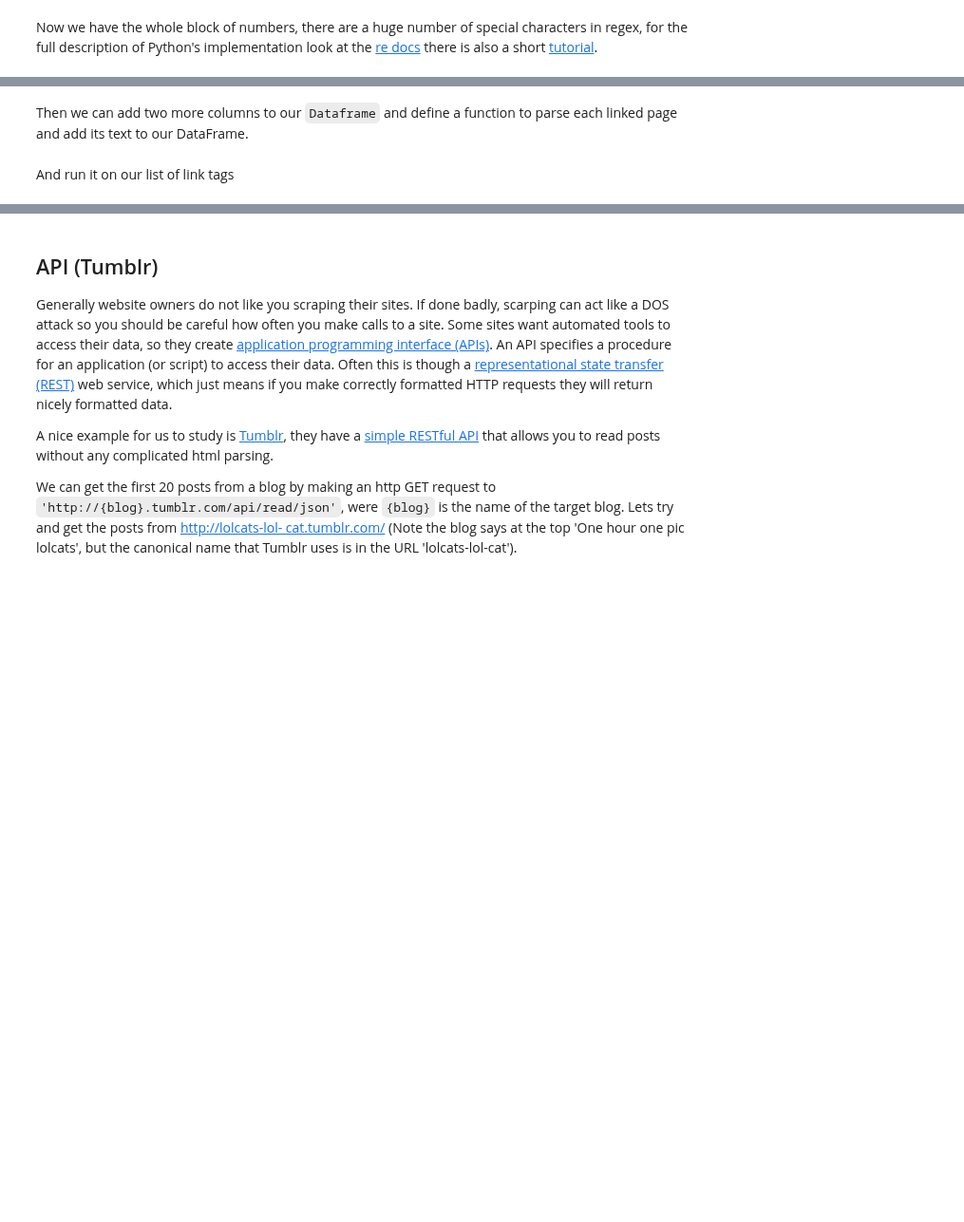
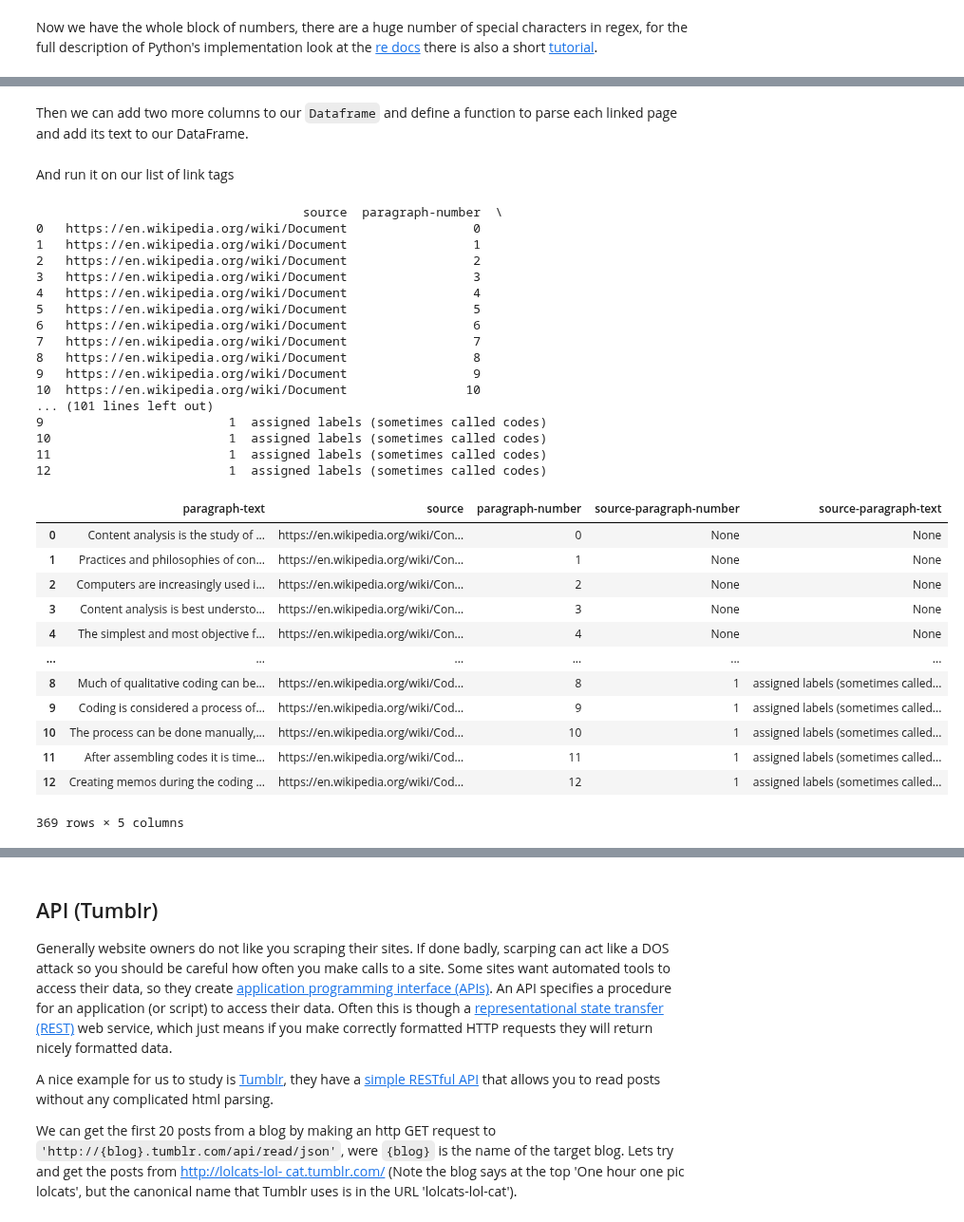
Before and after one commit to michplunkett/computational-content-analysis, a Jupyter notebook: 1-Measuring-Meaning-and-Sampling.ipynb, the cells around one changed output, grey strips where cells are left out. Shown at 95% size. Saved outputs shown, nothing was run; the diff lists cells and outputs as text; code cells hidden in the pictures; blank space fills up the shorter version.

```diff
--- a/1-Measuring-Meaning-and-Sampling.ipynb
+++ b/1-Measuring-Meaning-and-Sampling.ipynb
@@ -218,8 +218,8 @@ all the main textual content is inside `<p>`(paragraph) tags within the `<body>`
 tag.
 # %%
 content_p_tags = wiki_content_soup.body.findAll("p")
-for pTag in content_p_tags[:3]:
-    print(pTag.text)
+for p_tag in content_p_tags[:3]:
+    print(p_tag.text)
 # %% [output]
 Content analysis is the study of documents and communication artifacts, which might be texts of various formats, pictures, audio or video. Social scientists use content analysis to examine patterns in ...
 
@@ -344,26 +345,23 @@ modification, while a relative link requires a base url that you will then
 append. Wikipedia uses relative urls for its internal links: below is an example
 for dealing with them.
 # %%
-# wikipedia_base_url = 'https://en.wikipedia.org'
-
 other_page_urls = []
-# We also want to know where the links come from so we also will get:
-# the paragraph number
-# the word the link is in
+# We also want to know where the links come from, so we also will get:
+# the paragraph number AND the word the link is in
 for paragraphNum, pTag in enumerate(content_p_tags):
     # we only want hrefs that link to wiki pages
-    tagLinks = pTag.findAll("a", href=re.compile("/wiki/"), class_=False)
-    for aTag in tagLinks:
+    tag_links = pTag.findAll("a", href=re.compile("/wiki/"), class_=False)
+    for aTag in tag_links:
         # We need to extract the url from the <a> tag
         rel_url = aTag.get("href")
-        linkText = aTag.text
+        link_text = aTag.text
         # wikipedia_base_url is the base we can use the urllib joining function to merge them
         # Giving a nice structured tuple like this means we can use tuple expansion later
         other_page_urls.append(
             (
                 urllib.parse.urljoin(wikipedia_base_url, rel_url),
                 paragraphNum,
-                linkText,
+                link_text,
             )
         )
 print(other_page_urls[:10])
@@ -386,7 +426,6 @@ content_paragraphs_df
 # %% [markdown]
 Then we can add two more columns to our `Dataframe` and define a function to
-parse
-each linked page and add its text to our DataFrame.
+parse each linked page and add its text to our DataFrame.
 # %%
 content_paragraphs_df["source-paragraph-number"] = [None] * len(
     content_paragraphs_df["paragraph-text"]
@@ -396,7 +435,7 @@ content_paragraphs_df["source-paragraph-text"] = [None] * len(
 )
 
 
-def getTextFromWikiPage(target_url, source_par_num, source_text):
+def get_text_from_wiki_page(target_url, source_par_num, source_text):
     # Make a dict to store data before adding it to the DataFrame
     parsDict = {
         "source": [],
@@ -406,13 +445,13 @@ def getTextFromWikiPage(target_url, source_par_num, source_text):
         "source-paragraph-text": [],
     }
     # Now we get the page
-    r = requests.get(target_url)
-    soup = bs4.BeautifulSoup(r.text, "html.parser")
+    response = requests.get(target_url)
+    soup = bs4.BeautifulSoup(response.text, "html.parser")
     # enumerating gives use the paragraph number
-    for parNum, pTag in enumerate(soup.body.findAll("p")):
+    for par_num, paragraph_tag in enumerate(soup.body.findAll("p")):
         # same regex as before
-        parsDict["paragraph-text"].append(re.sub(r"\[\d+\]", "", pTag.text))
-        parsDict["paragraph-number"].append(parNum)
+        parsDict["paragraph-text"].append(re.sub(r"\[\d+\]", "", paragraph_tag.text))
+        parsDict["paragraph-number"].append(par_num)
         parsDict["source"].append(target_url)
         parsDict["source-paragraph-number"].append(source_par_num)
         parsDict["source-paragraph-text"].append(source_text)
@@ -420,10 +459,43 @@ def getTextFromWikiPage(target_url, source_par_num, source_text):
 # %% [markdown]
 And run it on our list of link tags
 # %%
-for urlTuple in other_page_urls[:3]:
+for url_tuple in other_page_urls[:3]:
     # ignore_index means the indices will not be reset after each append
-    contentParagraphsDF = contentParagraphsDF.append(
-        getTextFromWikiPage(*urlTuple), ignore_index=True
+    wiki_text = get_text_from_wiki_page(*url_tuple)
+    print(wiki_text)
+    content_paragraphs_df = pandas.concat(
+        [content_paragraphs_df, wiki_text], ignore_index=True
     )
-contentParagraphsDF
+content_paragraphs_df
+# %% [output]
+                                    source  paragraph-number  \
+0   https://en.wikipedia.org/wiki/Document                 0
+1   https://en.wikipedia.org/wiki/Document                 1
+2   https://en.wikipedia.org/wiki/Document                 2
+3   https://en.wikipedia.org/wiki/Document                 3
+4   https://en.wikipedia.org/wiki/Document                 4
+5   https://en.wikipedia.org/wiki/Document                 5
+6   https://en.wikipedia.org/wiki/Document                 6
+7   https://en.wikipedia.org/wiki/Document                 7
+8   https://en.wikipedia.org/wiki/Document                 8
+9   https://en.wikipedia.org/wiki/Document                 9
+10  https://en.wikipedia.org/wiki/Document                10
+... (101 lines left out)
+9                         1  assigned labels (sometimes called codes)
+10                        1  assigned labels (sometimes called codes)
+11                        1  assigned labels (sometimes called codes)
+12                        1  assigned labels (sometimes called codes)
+|  | paragraph-text | source | paragraph-number | source-paragraph-number | source-paragraph-text |
+| 0 | Content analysis is the study of ... | https://en.wikipedia.org/wiki/Con... | 0 | None | None |
+| 1 | Practices and philosophies of con... | https://en.wikipedia.org/wiki/Con... | 1 | None | None |
+| 2 | Computers are increasingly used i... | https://en.wikipedia.org/wiki/Con... | 2 | None | None |
+| 3 | Content analysis is best understo... | https://en.wikipedia.org/wiki/Con... | 3 | None | None |
+| 4 | The simplest and most objective f... | https://en.wikipedia.org/wiki/Con... | 4 | None | None |
+| ... | ... | ... | ... | ... | ... |
+| 8 | Much of qualitative coding can be... | https://en.wikipedia.org/wiki/Cod... | 8 | 1 | assigned labels (sometimes called... |
+| 9 | Coding is considered a process of... | https://en.wikipedia.org/wiki/Cod... | 9 | 1 | assigned labels (sometimes called... |
+| 10 | The process can be done manually,... | https://en.wikipedia.org/wiki/Cod... | 10 | 1 | assigned labels (sometimes called... |
+| 11 | After assembling codes it is time... | https://en.wikipedia.org/wiki/Cod... | 11 | 1 | assigned labels (sometimes called... |
+| 12 | Creating memos during the coding ... | https://en.wikipedia.org/wiki/Cod... | 12 | 1 | assigned labels (sometimes called... |
+369 rows × 5 columns
 # %% [markdown]
```
Also changed, not shown: parts of 9 cells of this notebook, 3 other files.
